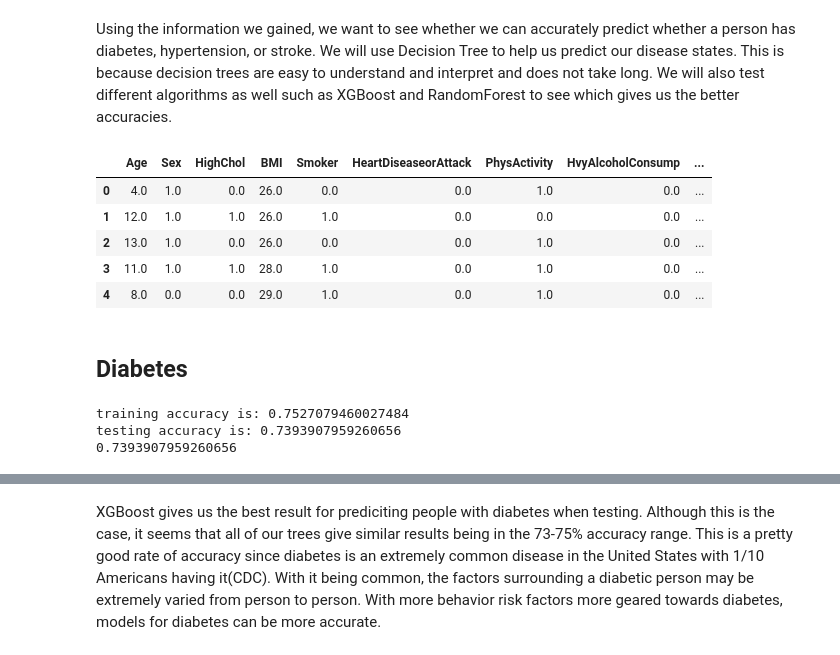
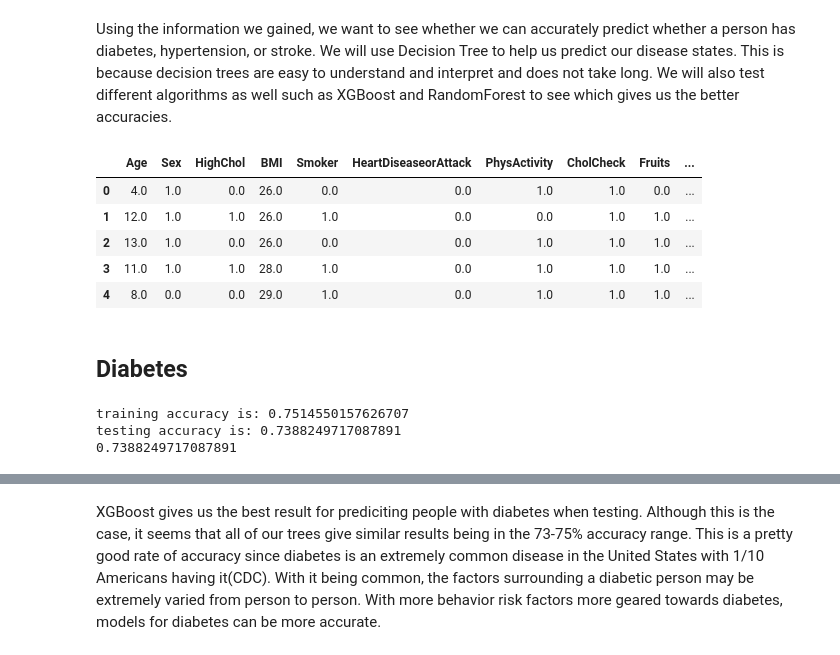
Before and after one commit to mz123analysis/Health-Analysis, a Jupyter notebook: Analysis/Analysis of our Heath Data.ipynb, the cells around one changed output, grey strips where cells are left out. Saved outputs shown, nothing was run; the diff lists cells and outputs as text; code cells hidden in the pictures.

```diff
--- a/Analysis/Analysis of our Heath Data.ipynb
+++ b/Analysis/Analysis of our Heath Data.ipynb
@@ -490,16 +760,16 @@ Using the information we gained, we want to see whether we can accurately predic
 # %%
 da = pd.read_csv(url)
 # %%
-inputs = da[['Age',	'Sex','HighChol','BMI',	'Smoker','HeartDiseaseorAttack','PhysActivity',	'HvyAlcoholConsump', 'CholCheck', 'Fruits', 'Veggies', 'GenHlth', 'MentHlth', 'PhysHlth', 'DiffWalk']]
+inputs = da[['Age',	'Sex','HighChol','BMI',	'Smoker','HeartDiseaseorAttack','PhysActivity', 'CholCheck', 'Fruits', 'Veggies', 'GenHlth', 'MentHlth', 'PhysHlth', 'DiffWalk']]
 # Using the 8 behavior risk factors gives the same accuracy as using all the factors.
 inputs.head()
 # %% [output]
-|  | Age | Sex | HighChol | BMI | Smoker | HeartDiseaseorAttack | PhysActivity | HvyAlcoholConsump | ... |
-| 0 | 4.0 | 1.0 | 0.0 | 26.0 | 0.0 | 0.0 | 1.0 | 0.0 | ... |
-| 1 | 12.0 | 1.0 | 1.0 | 26.0 | 1.0 | 0.0 | 0.0 | 0.0 | ... |
-| 2 | 13.0 | 1.0 | 0.0 | 26.0 | 0.0 | 0.0 | 1.0 | 0.0 | ... |
-| 3 | 11.0 | 1.0 | 1.0 | 28.0 | 1.0 | 0.0 | 1.0 | 0.0 | ... |
-| 4 | 8.0 | 0.0 | 0.0 | 29.0 | 1.0 | 0.0 | 1.0 | 0.0 | ... |
+|  | Age | Sex | HighChol | BMI | Smoker | HeartDiseaseorAttack | PhysActivity | CholCheck | Fruits | ... |
+| 0 | 4.0 | 1.0 | 0.0 | 26.0 | 0.0 | 0.0 | 1.0 | 1.0 | 0.0 | ... |
+| 1 | 12.0 | 1.0 | 1.0 | 26.0 | 1.0 | 0.0 | 0.0 | 1.0 | 1.0 | ... |
+| 2 | 13.0 | 1.0 | 0.0 | 26.0 | 0.0 | 0.0 | 1.0 | 1.0 | 1.0 | ... |
+| 3 | 11.0 | 1.0 | 1.0 | 28.0 | 1.0 | 0.0 | 1.0 | 1.0 | 1.0 | ... |
+| 4 | 8.0 | 0.0 | 0.0 | 29.0 | 1.0 | 0.0 | 1.0 | 1.0 | 1.0 | ... |
 # %%
 outputs = da['Diabetes']
 htoutputs = da['Hypertension']
@@ -520,9 +790,9 @@ print("training accuracy is:",accuracy_score(y_train,tr_pred_dtc))
 print("testing accuracy is:",accuracy_score(y_test,ts_pred_dtc))
 print(pipe_DT.score(X_test, y_test))
 # %% [output]
-training accuracy is: 0.7527079460027484
-testing accuracy is: 0.7393907959260656
-0.7393907959260656
+training accuracy is: 0.7514550157626707
+testing accuracy is: 0.7388249717087891
+0.7388249717087891
 # %%
 rfc = RandomForestClassifier(random_state = 42)
 model_rfc = rfc.fit(X_train, y_train)
```
Also changed, not shown: parts of 100 cells of this notebook, 24 other files.
